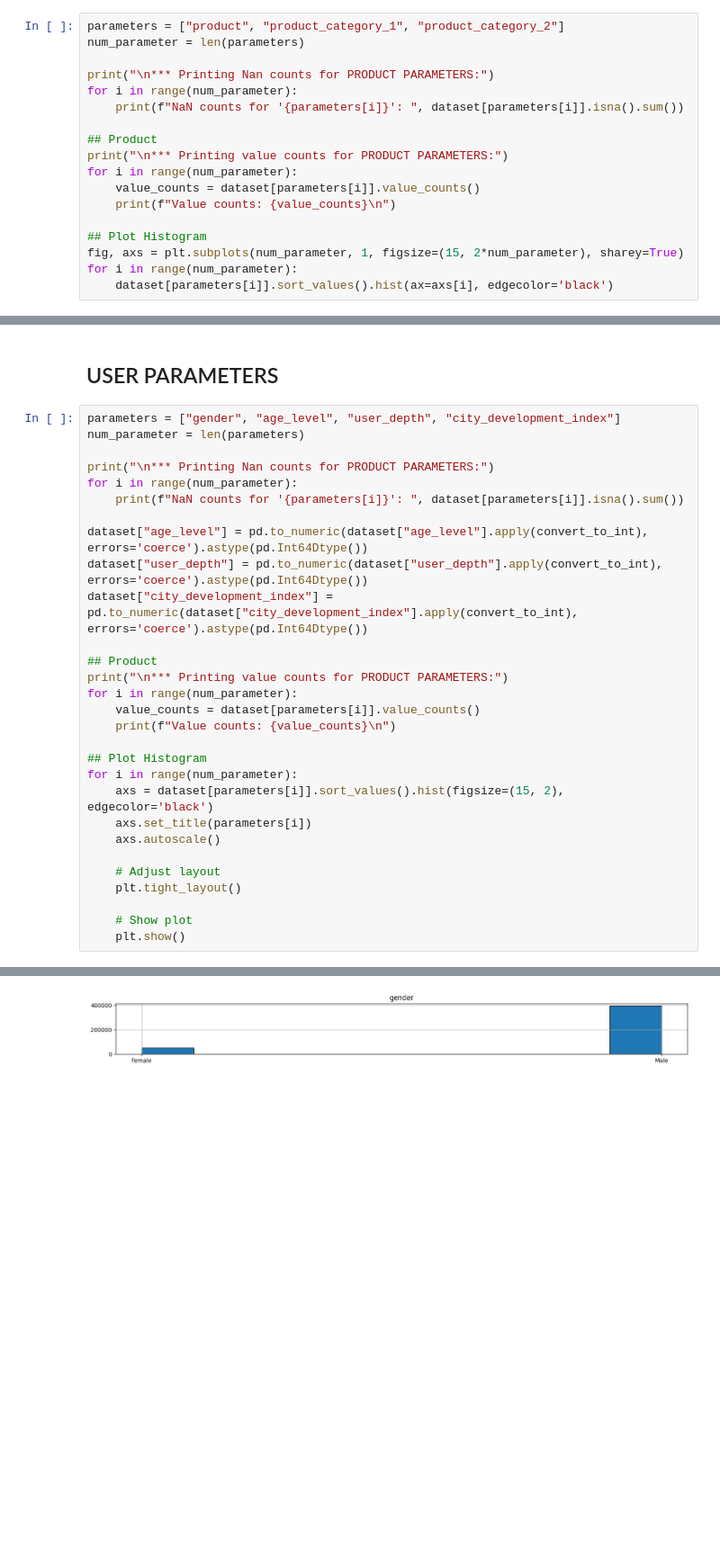
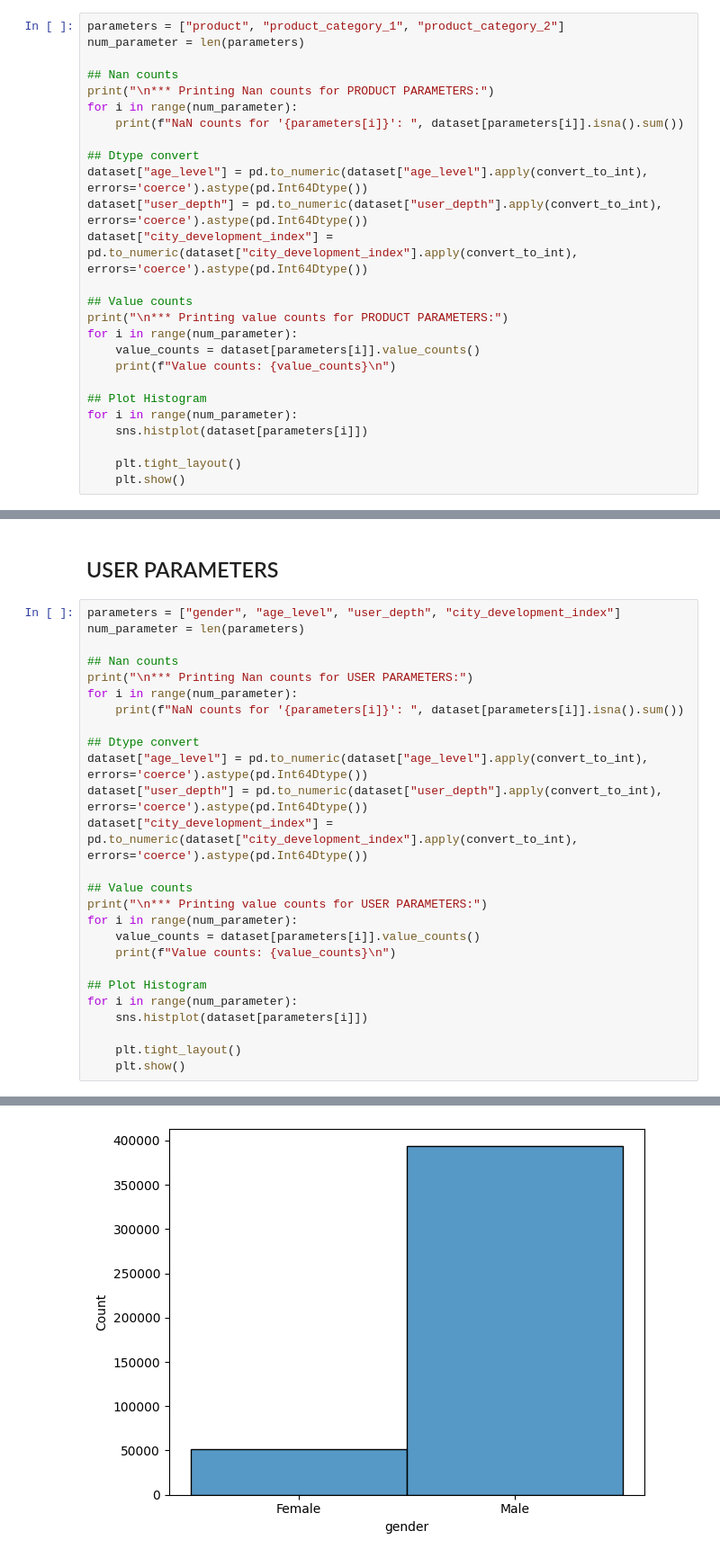
Before and after one commit to kevvvch/machine_learning_proy, a Jupyter notebook: main.ipynb, the cells around one changed output, grey strips where cells are left out. Shown at 90% size. Saved outputs shown, nothing was run; the diff lists cells and outputs as text; blank space fills up the shorter version.

```diff
--- a/main.ipynb
+++ b/main.ipynb
@@ -88,20 +128,28 @@ def convert_to_int(value):
 parameters = ["product", "product_category_1", "product_category_2"]
 num_parameter = len(parameters)
 
+## Nan counts
 print("\n*** Printing Nan counts for PRODUCT PARAMETERS:")
 for i in range(num_parameter):
     print(f"NaN counts for '{parameters[i]}': ", dataset[parameters[i]].isna().sum())
 
-## Product
+## Dtype convert
+dataset["age_level"] = pd.to_numeric(dataset["age_level"].apply(convert_to_int), errors='coerce').astype(pd.Int64Dtype())
+dataset["user_depth"] = pd.to_numeric(dataset["user_depth"].apply(convert_to_int), errors='coerce').astype(pd.Int64Dtype())
+dataset["city_development_index"] = pd.to_numeric(dataset["city_development_index"].apply(convert_to_int), errors='coerce').astype(pd.Int64Dtype())
+
+## Value counts
 print("\n*** Printing value counts for PRODUCT PARAMETERS:")
 for i in range(num_parameter):
     value_counts = dataset[parameters[i]].value_counts()
     print(f"Value counts: {value_counts}\n")
 
 ## Plot Histogram
-fig, axs = plt.subplots(num_parameter, 1, figsize=(15, 2*num_parameter), sharey=True)
 for i in range(num_parameter):
-    dataset[parameters[i]].sort_values().hist(ax=axs[i], edgecolor='black')
+    sns.histplot(dataset[parameters[i]])
+
+    plt.tight_layout()
+    plt.show()
 # %% [output]
 *** Printing Nan counts for PRODUCT PARAMETERS:
 NaN counts for 'product':  0
@@ -127,29 +177,26 @@ Name: count, dtype: int64
 parameters = ["gender", "age_level", "user_depth", "city_development_index"]
 num_parameter = len(parameters)
 
-print("\n*** Printing Nan counts for PRODUCT PARAMETERS:")
+## Nan counts
+print("\n*** Printing Nan counts for USER PARAMETERS:")
 for i in range(num_parameter):
     print(f"NaN counts for '{parameters[i]}': ", dataset[parameters[i]].isna().sum())
 
+## Dtype convert
 dataset["age_level"] = pd.to_numeric(dataset["age_level"].apply(convert_to_int), errors='coerce').astype(pd.Int64Dtype())
 dataset["user_depth"] = pd.to_numeric(dataset["user_depth"].apply(convert_to_int), errors='coerce').astype(pd.Int64Dtype())
 dataset["city_development_index"] = pd.to_numeric(dataset["city_development_index"].apply(convert_to_int), errors='coerce').astype(pd.Int64Dtype())
 
-## Product
-print("\n*** Printing value counts for PRODUCT PARAMETERS:")
+## Value counts
+print("\n*** Printing value counts for USER PARAMETERS:")
 for i in range(num_parameter):
     value_counts = dataset[parameters[i]].value_counts()
     print(f"Value counts: {value_counts}\n")
 
 ## Plot Histogram
 for i in range(num_parameter):
-    axs = dataset[parameters[i]].sort_values().hist(figsize=(15, 2), edgecolor='black')
-    axs.set_title(parameters[i])
-    axs.autoscale()
+    sns.histplot(dataset[parameters[i]])
 
-    # Adjust layout
     plt.tight_layout()
-
-    # Show plot
     plt.show()
 # %% [output]
@@ -163,11 +210,11 @@ NaN counts for 'city_development_index':  125129
 Value counts: gender
 Male      393454
 Female     51594
 Name: count, dtype: int64
 
 ... (18 lines left out)
 3     88709
 4     67166
 1     34644
 Name: count, dtype: Int64
-[figure, old version]
+[figure, new version]
```
Also changed, not shown: parts of 12 cells of this notebook.
